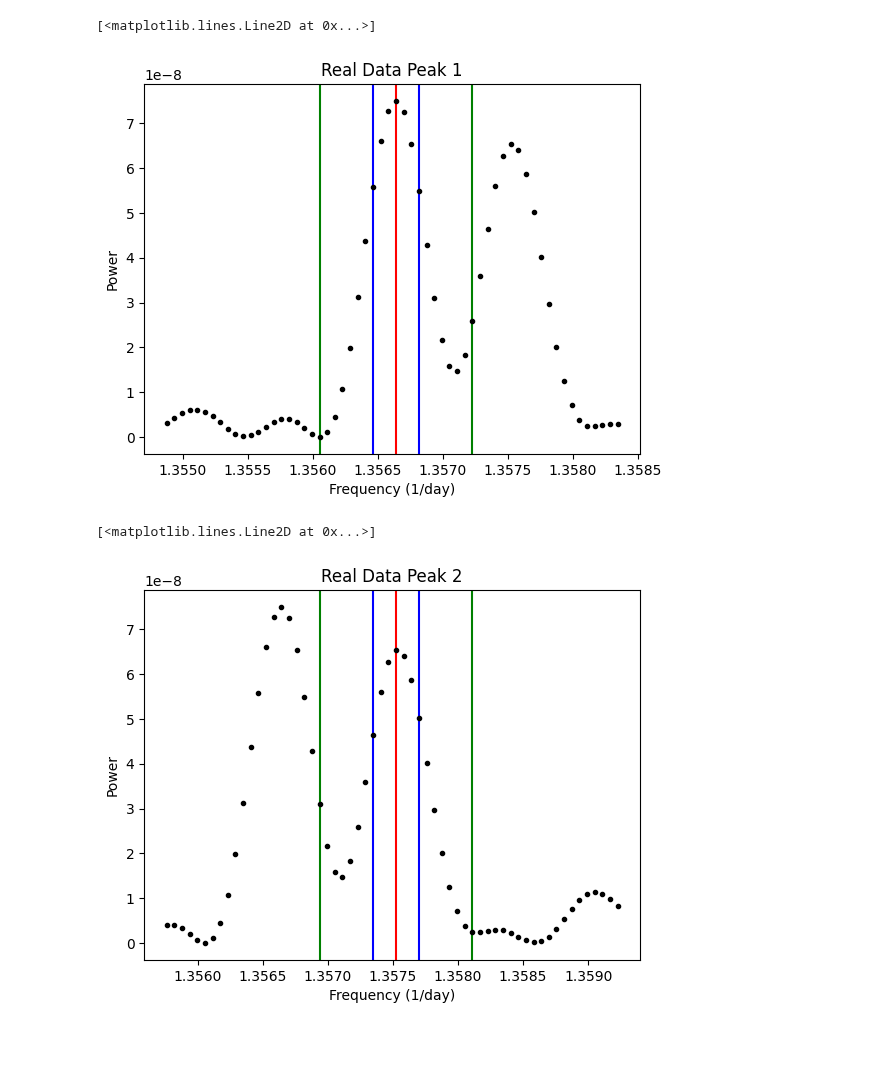
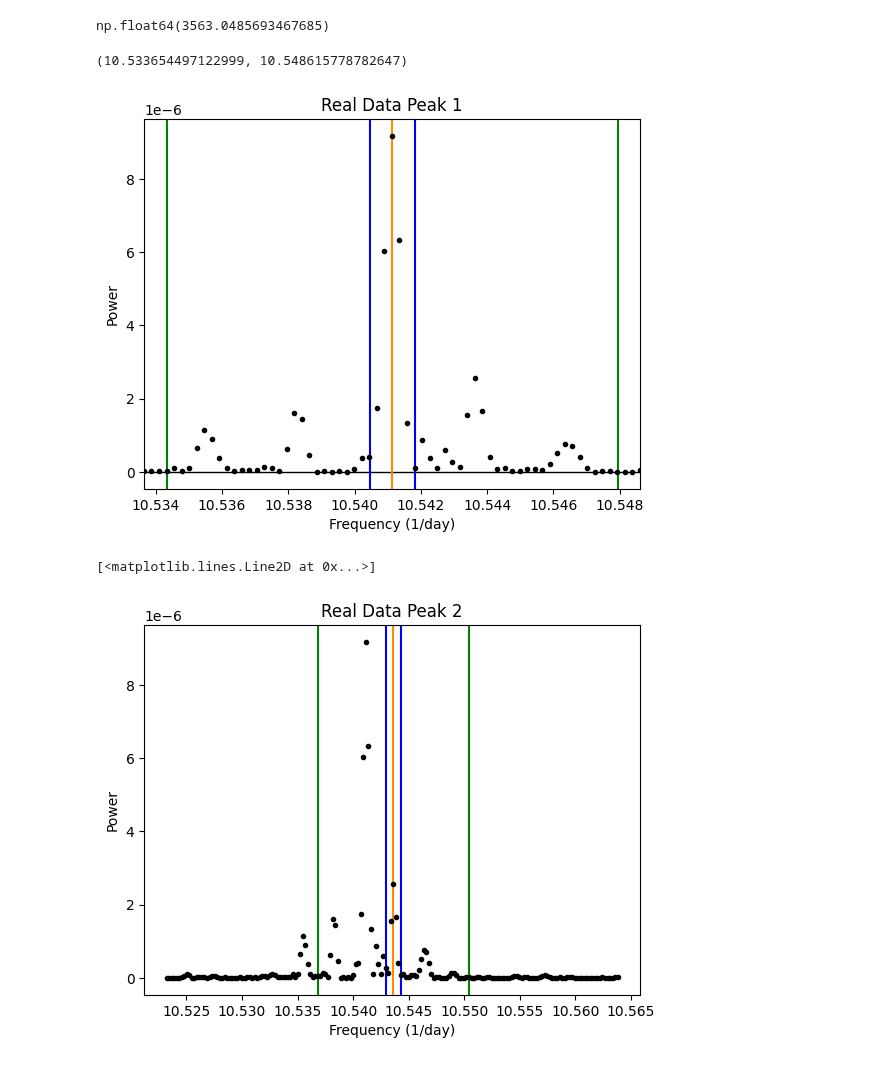
Before and after one commit to Hoggnation/cataloging_coherent_oscillators, a Jupyter notebook: ThresholdFunctionDebuggingFakeData.ipynb, the cells around one changed output. Saved outputs shown, nothing was run; the diff lists cells and outputs as text; code cells hidden in the pictures.

```diff
--- a/ThresholdFunctionDebuggingFakeData.ipynb
+++ b/ThresholdFunctionDebuggingFakeData.ipynb
@@ -29,19 +40,14 @@ print(f_max)
 # %%
 ##using LightKurve Periodogram function, WITH DAYS!
 
-time = np.arange(0, total_observation_time.value, sampling_rate_days.value)
-flux =  1+ 0.01 * np.cos(2 * np.pi * time) + 0.01* np.cos(4 * np.pi * time) + 0.001 * np.random.normal(size=time.shape) #fake flux data
-
-
-lc_fake = lk.LightCurve(time=time, flux=flux) #light curve will automatically assume
 #time is in days
-
-frequency_grid_fake = np.arange(f_min, f_max, f_min)
+f_min = delta_f/3
+frequency_grid = np.arange(f_min, f_max, f_min)/(u.day)
 
 pg_fake = lc_fake.to_periodogram(
     #method='lombscargle',
     normalization='psd',
-    frequency=frequency_grid_fake
+    frequency=frequency_grid
 )
 
 fake_power = pg_fake.power.value
@@ -94,17 +130,13 @@ plt.plot(fake_freq[34037-30:34037+30], fake_power[34037-30:34037+30], 'k.')
 # %%
 ##Doing the same thing with real data
-time = np.arange(0, total_observation_time.value, sampling_rate_days.value)
-flux =  1+ 0.01 * np.cos(2 * np.pi * time) + 0.01* np.cos(4 * np.pi * time) + 0.001 * np.random.normal(size=time.shape) #fake flux data
-
 
 #time is in days
 
-frequency_grid = np.arange(f_min, f_max, f_min)
 
 pg_real = lc.to_periodogram(
     #method='lombscargle',
     normalization='psd',
-    frequency=frequency_grid_fake
+    frequency=frequency_grid
 )
 
 real_power = pg_real.power.value
@@ -113,6 +145,6 @@ real_freq = pg_real.frequency.to(1/u.day).value
 plt.plot(real_freq, real_power,'k.')
 plt.xlabel("Frequency (1/day)")
 plt.ylabel("Power")
-plt.title("Lomb-Scargle Periodogram with Real Data")
+plt.title("Lomb-Scargle Periodogram of Real Data of KIC 5202905")
 plt.show()
 # %% [output]
@@ -120,34 +152,42 @@ plt.show()
 # %%
 ##Plotting the top 10 peaks in data
-indx = nana.get_started(10,real_freq,real_power)
+indx = nana.get_started(100,real_freq,real_power)
+# %%
+x_new,y_new, second_derivative = nana.refine_peaks(real_freq,real_power,indx)
+# %%
+(-second_derivative[0]/y_new[0])**(1/2)
+# %% [output]
+np.float64(3563.0485693467685)
 # %%
-#Plot peak at 23088
 plt.title("Real Data Peak 1")
-plt.axvline(x = real_freq[indx[0]], color = 'red')
-plt.axvline(x = real_freq[indx[0]-3], color = 'b')
-plt.axvline(x = real_freq[indx[0]+3], color = 'b')
-plt.axvline(x = real_freq[indx[0]-10], color = 'g')
-plt.axvline(x = real_freq[indx[0]+10], color = 'g')
+plt.axhline(y = 0., color='k', lw=1)
+plt.axvline(x = x_new[0], color = 'darkorange')
+plt.axvline(x = x_new[0]-delta_f, color = 'b')
+plt.axvline(x = x_new[0]+delta_f, color = 'b')
+plt.axvline(x = x_new[0]-10*delta_f, color = 'g')
+plt.axvline(x = x_new[0]+10*delta_f, color = 'g')
 plt.xlabel("Frequency (1/day)")
 plt.ylabel("Power")
-plt.plot(real_freq[indx[0]-30:indx[0]+30], real_power[indx[0]-30:indx[0]+30], 'k.')
+plt.plot(real_freq, real_power, 'k.')
+plt.xlim(x_new[0]-11*delta_f, x_new[0]+11*delta_f)
 # %% [output]
-[<matplotlib.lines.Line2D at 0x...>]
+(10.533654497122999, 10.548615778782647)
-[figure, old version]
+[figure, new version]
 # %%
 #Plot peak at 23088
 plt.title("Real Data Peak 2")
-plt.axvline(x = real_freq[indx[1]], color = 'red')
-plt.axvline(x = real_freq[indx[1]-3], color = 'b')
-plt.axvline(x = real_freq[indx[1]+3], color = 'b')
-plt.axvline(x = real_freq[indx[1]-10], color = 'g')
-plt.axvline(x = real_freq[indx[1]+10], color = 'g')
+#plt.axvline(x = real_freq[indx[1]], color = 'red')
+plt.axvline(x = x_new[1], color = 'darkorange')
+plt.axvline(x = real_freq[indx[1]]-delta_f, color = 'b')
+plt.axvline(x = real_freq[indx[1]]+delta_f, color = 'b')
+plt.axvline(x = real_freq[indx[1]]-10*delta_f, color = 'g')
+plt.axvline(x = real_freq[indx[1]]+10*delta_f, color = 'g')
 plt.xlabel("Frequency (1/day)")
 plt.ylabel("Power")
-plt.plot(real_freq[indx[1]-30:indx[1]+30], real_power[indx[1]-30:indx[1]+30], 'k.')
+plt.plot(real_freq[indx[1]-90:indx[1]+90], real_power[indx[1]-90:indx[1]+90], 'k.')
 # %% [output]
 [<matplotlib.lines.Line2D at 0x...>]
-[figure, old version]
+[figure, new version]
 # %%
 #Plot Thirds Peak
 plt.title("Real Data Peak 3")
```
Also changed, not shown: parts of 24 cells of this notebook.
